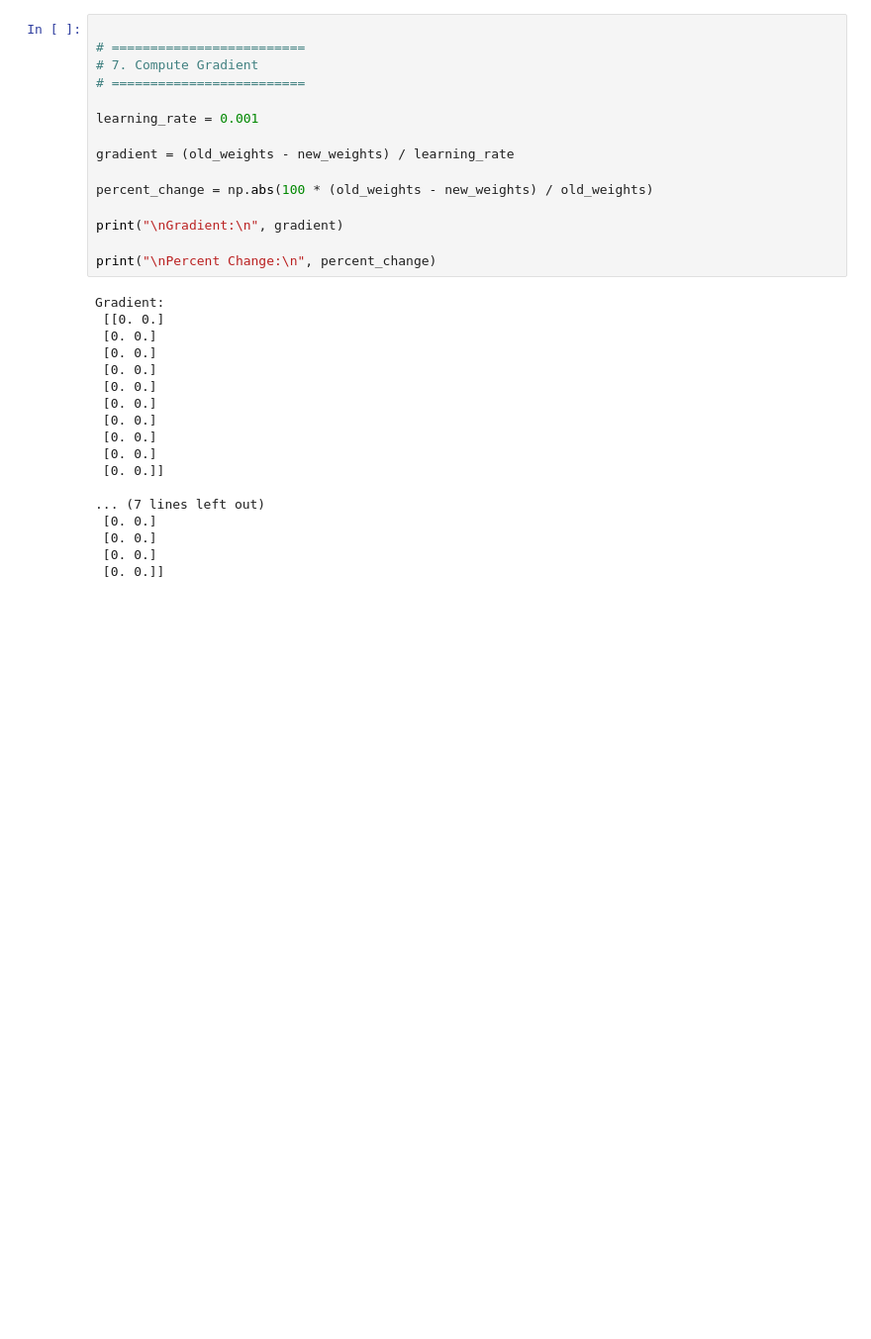
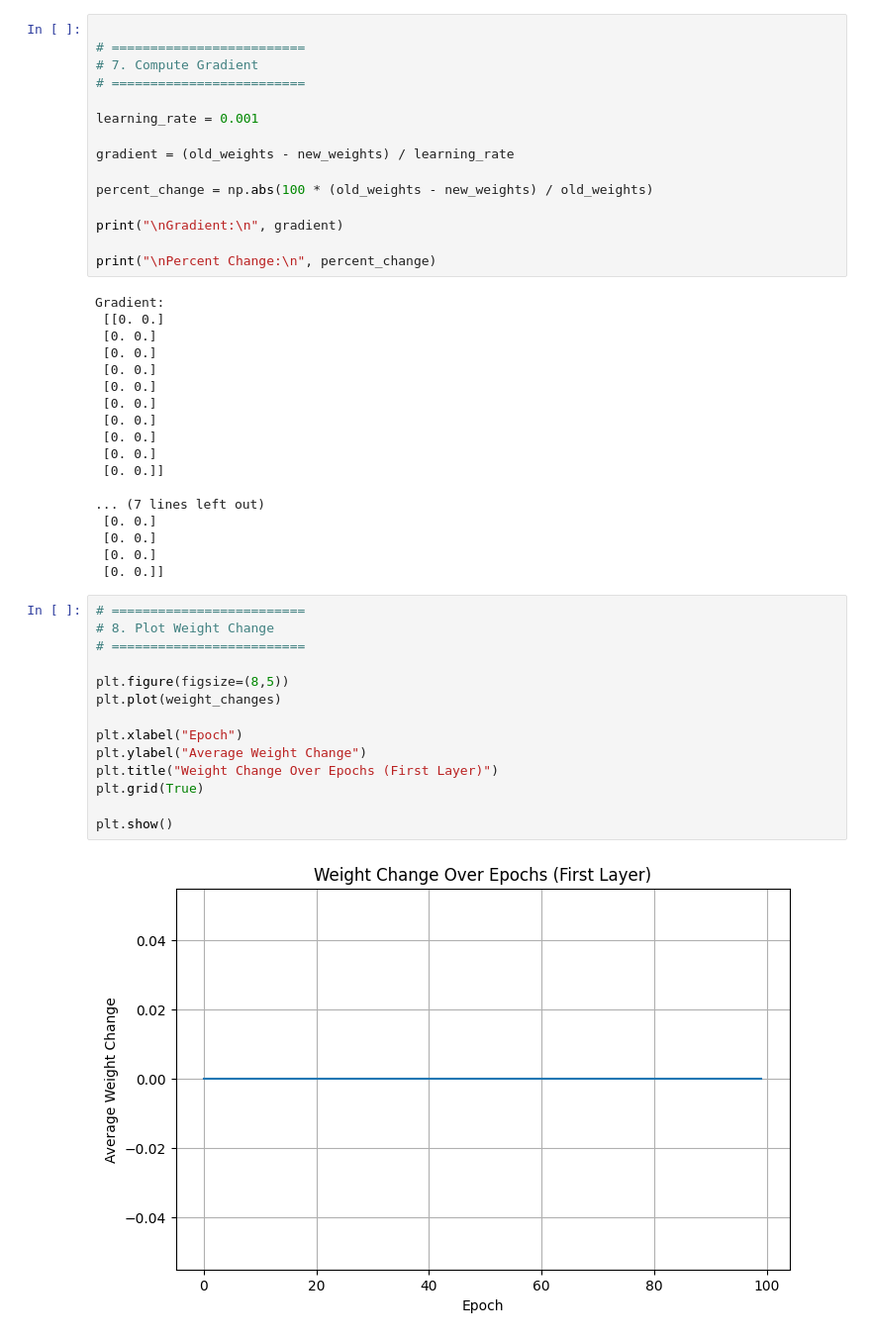
Before and after one commit to DhimanTarafdar/vanishing-gradient-problem-understanding-by-coding, a Jupyter notebook: vanishing_gradient_problem.ipynb, the cells around one changed output. Shown at 99% size. Cells and saved outputs as stored; diff of their text form; blank space fills up the shorter version.

```diff
--- a/vanishing_gradient_problem.ipynb
+++ b/vanishing_gradient_problem.ipynb
@@ -232,3 +232,19 @@ Gradient:
  [0. 0.]
  [0. 0.]
  [0. 0.]]
+# %%
+# =========================
+# 8. Plot Weight Change
+# =========================
+
+plt.figure(figsize=(8,5))
+plt.plot(weight_changes)
+
+plt.xlabel("Epoch")
+plt.ylabel("Average Weight Change")
+plt.title("Weight Change Over Epochs (First Layer)")
+plt.grid(True)
+
+plt.show()
+# %% [output]
+[figure, added]
```
Also changed, not shown: parts of 1 cell of this notebook.
